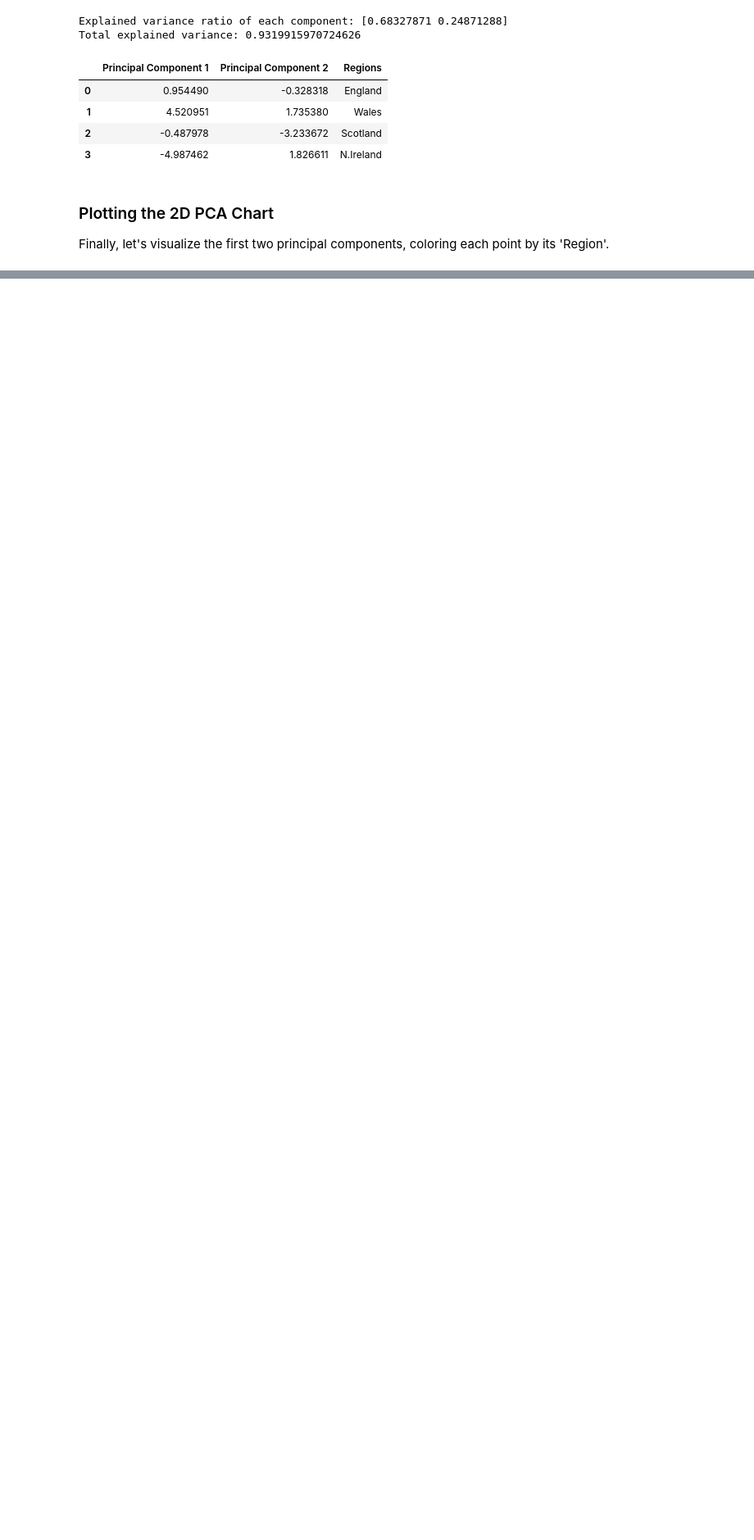
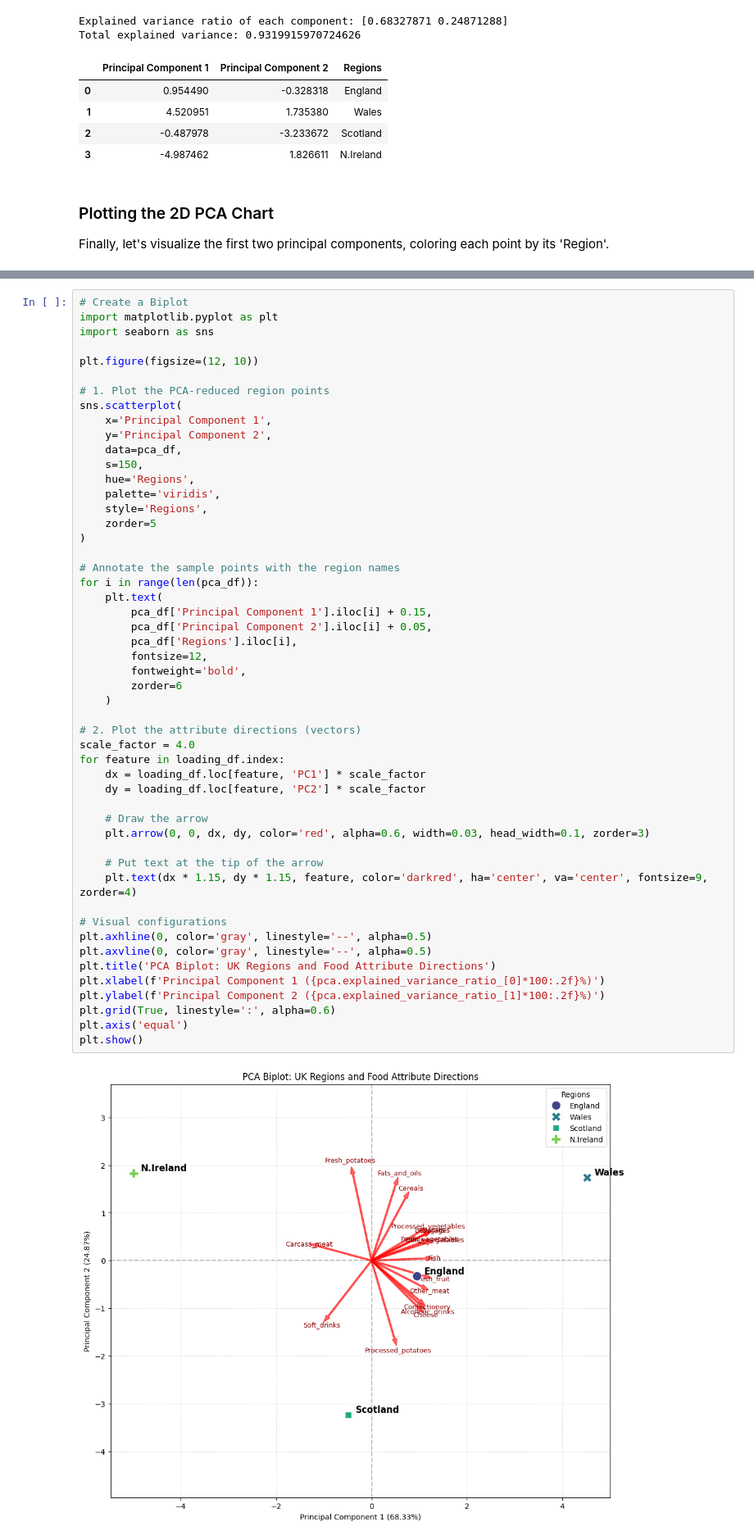
Before and after one commit to matteogolfarelli/DataCentricAI, a Jupyter notebook: Data Understanding/Eating_in_the_UK.ipynb, the cells around one changed output, grey strips where cells are left out. Shown at 82% size. Drawn from its saved outputs; the diff is of its cells as text; blank space fills up the shorter version.

```diff
--- a/Data Understanding/Eating_in_the_UK.ipynb
+++ b/Data Understanding/Eating_in_the_UK.ipynb
@@ -137,0 +172,53 @@ plt.show()
+# %%
+# Create a Biplot
+import matplotlib.pyplot as plt
+import seaborn as sns
+
+plt.figure(figsize=(12, 10))
+
+# 1. Plot the PCA-reduced region points
+sns.scatterplot(
+    x='Principal Component 1',
+    y='Principal Component 2',
+    data=pca_df,
+    s=150,
+    hue='Regions',
+    palette='viridis',
+    style='Regions',
+    zorder=5
+)
+
+# Annotate the sample points with the region names
+for i in range(len(pca_df)):
+    plt.text(
+        pca_df['Principal Component 1'].iloc[i] + 0.15,
+        pca_df['Principal Component 2'].iloc[i] + 0.05,
+        pca_df['Regions'].iloc[i],
+        fontsize=12,
+        fontweight='bold',
+        zorder=6
+    )
+
+# 2. Plot the attribute directions (vectors)
+scale_factor = 4.0
+for feature in loading_df.index:
+    dx = loading_df.loc[feature, 'PC1'] * scale_factor
+    dy = loading_df.loc[feature, 'PC2'] * scale_factor
+
+    # Draw the arrow
+    plt.arrow(0, 0, dx, dy, color='red', alpha=0.6, width=0.03, head_width=0.1, zorder=3)
+
+    # Put text at the tip of the arrow
+    plt.text(dx * 1.15, dy * 1.15, feature, color='darkred', ha='center', va='center', fontsize=9, zorder=4)
+
+# Visual configurations
+plt.axhline(0, color='gray', linestyle='--', alpha=0.5)
+plt.axvline(0, color='gray', linestyle='--', alpha=0.5)
+plt.title('PCA Biplot: UK Regions and Food Attribute Directions')
+plt.xlabel(f'Principal Component 1 ({pca.explained_variance_ratio_[0]*100:.2f}%)')
+plt.ylabel(f'Principal Component 2 ({pca.explained_variance_ratio_[1]*100:.2f}%)')
+plt.grid(True, linestyle=':', alpha=0.6)
+plt.axis('equal')
+plt.show()
+# %% [output]
+[figure, added]
```
Also changed, not shown: parts of 2 cells of this notebook.
